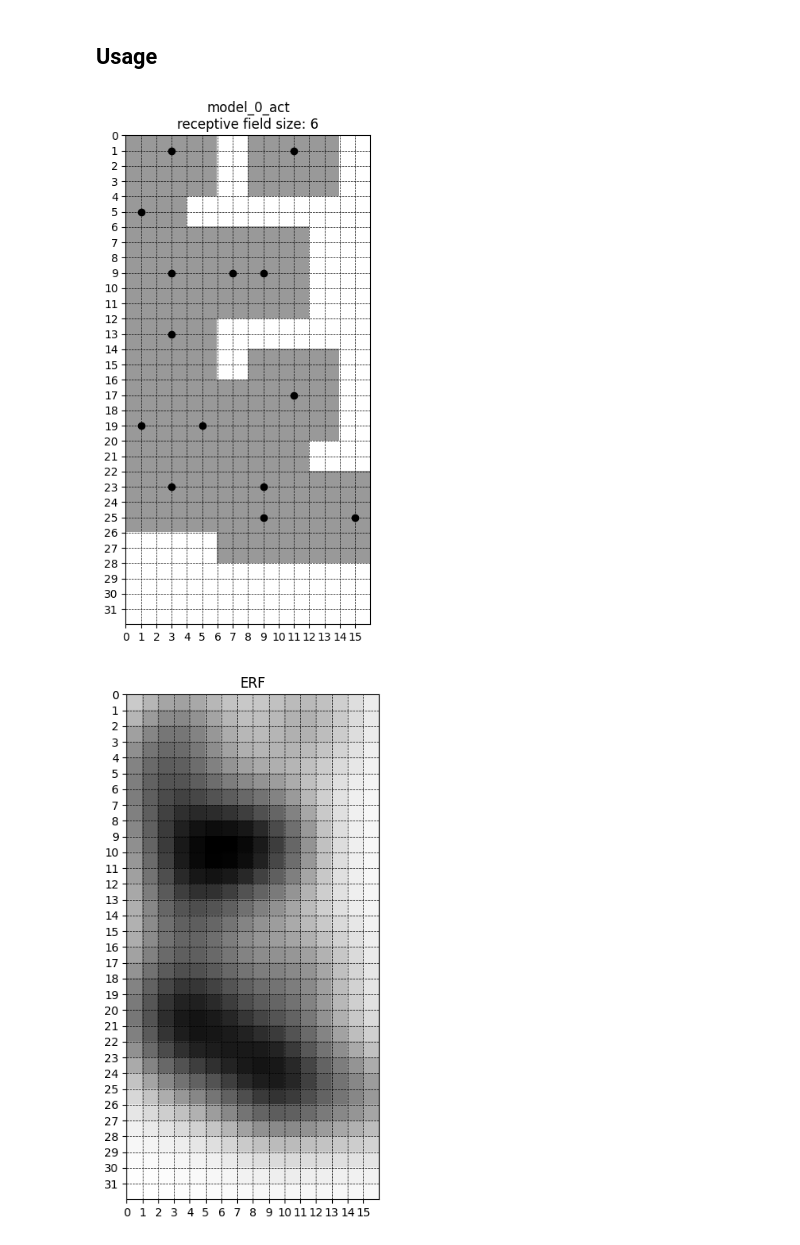
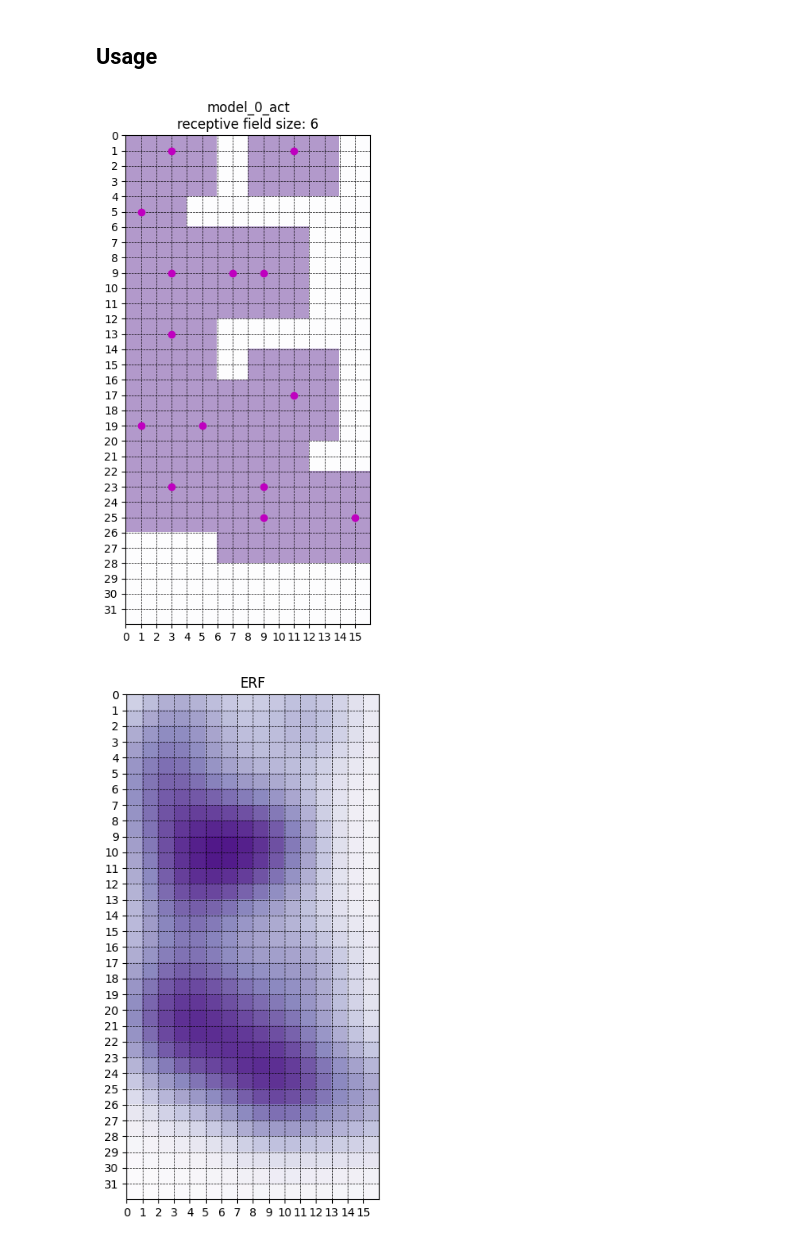
Before and after one commit to shaderein/xai, a Jupyter notebook: analysis/240917_optimal_sigma_test.ipynb, the cells around one changed output. Drawn from its saved outputs; the diff is of its cells as text; code cells hidden in the pictures.

Commit message:
⭐ [optimal sigma as ERF] implementation + results + analysis; move main dev branch to shss

```diff
--- a/analysis/240917_optimal_sigma_test.ipynb
+++ b/analysis/240917_optimal_sigma_test.ipynb
@@ -301,14 +301,14 @@ test_maps = {
     }
 
 cmap_code = {
-    "model_0_act": "Greys",
+    "model_0_act": "Purples",
     "model_1_act": "Greens",
     "model_3_act": "Reds",
     "model_5_act": "Blues",
 }
 
 dot_code = {
-    "model_0_act": "ko",
+    "model_0_act": "mo",
     "model_1_act": "go",
     "model_3_act": "ro",
     "model_5_act": "bo",
@@ -388,7 +388,7 @@ tensor([[1],
 from matplotlib.patches import Rectangle
 
 def visualize_saliency_with_grid(saliency_map, mapped_locs, layer_name, receptive_field, original_size,
-                                 effective_mask_prev=None, layer_name_prev=None, sigma_factor=4):
+                                 effective_mask_prev=None, layer_name_prev=None, sigma_factor=2):
     """
     Visualize the saliency map on a blank canvas using imshow and overlay a grid to show the mapping.
 
@@ -570,6 +570,9 @@ def visualize_saliency_with_grid(saliency_map, mapped_locs, layer_name, receptiv
     ax.imshow(normed_output[0,0], cmap=cmap_code[layer_name], alpha=1,
             interpolation='none', origin='upper', extent=[0, original_width, original_height, 0],
             vmin=0, vmax=1)
+    ax.imshow(effective_mask, cmap='Greys', alpha=0.1,
+            interpolation='none', origin='upper', extent=[0, original_width, original_height, 0],
+            vmin=0, vmax=1)
     ax.set_xticks(np.arange(0, original_width))
     ax.set_yticks(np.arange(0, original_height))
     ax.grid(True, color='black', linestyle='--', linewidth=0.5)
@@ -579,6 +582,9 @@ def visualize_saliency_with_grid(saliency_map, mapped_locs, layer_name, receptiv
     fig, ax = plt.subplots(figsize=(8, 8))
     normed_output = (output_orig - output_orig.min())/ (output_orig.max() - output_orig.min())
     ax.imshow(normed_output[0,0], cmap=cmap_code[layer_name], alpha=1,
+            interpolation='none', origin='upper', extent=[0, original_width, original_height, 0],
+            vmin=0, vmax=1)
+    ax.imshow(theoretical_mask, cmap='Greys', alpha=0.1,
             interpolation='none', origin='upper', extent=[0, original_width, original_height, 0],
             vmin=0, vmax=1)
     ax.set_xticks(np.arange(0, original_width))
@@ -596,32 +602,32 @@ h, w = orig_img_size
 h_orig, w_orig = h, w
 
 saliency_map_prev = None
 mapped_locs_prev = None
 effective_mask_prev = None
 layer_name_prev = None
 
 for i, (layer_name, test_map) in enumerate(test_maps.items()):
 
     receptive_field, jump, start = calculate_receptive_field(layer_name, target_layer_group_dict)
 
     # Adjust the receptive field to account for the input resizing in preprocessing
     height_ratio = h_orig / h
     width_ratio = w_orig / w
     adjusted_receptive_field = receptive_field
     adjusted_receptive_field[:,0] = receptive_field[:,0] * width_ratio
     adjusted_receptive_field[:,1] = receptive_field[:,1] * height_ratio
 
     # print(f"Receptive field: {receptive_field}, adjusted: {adjusted_receptive_field}")
 
     # Get a grid of coordinates of the receptive field center of each spatial location of the intermediate saliency map,
     #   mapped to the original image
     mapped_locs = map_saliency_to_original_image(test_map, (h_orig,w_orig), (h,w), jump, start)
 
     effective_mask_prev, smoothed_test_map = visualize_saliency_with_grid(test_map, mapped_locs, layer_name, adjusted_receptive_field, orig_img_size,
                                                     effective_mask_prev=effective_mask_prev, layer_name_prev=layer_name_prev, sigma_factor=2)
     layer_name_prev = layer_name
 
     # saliency_map = apply_gaussian_kernel(test_map, mapped_locs, adjusted_receptive_field, (h_orig,w_orig), sigma_factor=4).sum(0,keepdim=True)
 # %% [output]
-[figure, old version]
+[figure, new version]
-[figure, old version]
+[figure, new version]
```
Also changed, not shown: parts of 3 cells of this notebook, 56 other files.
